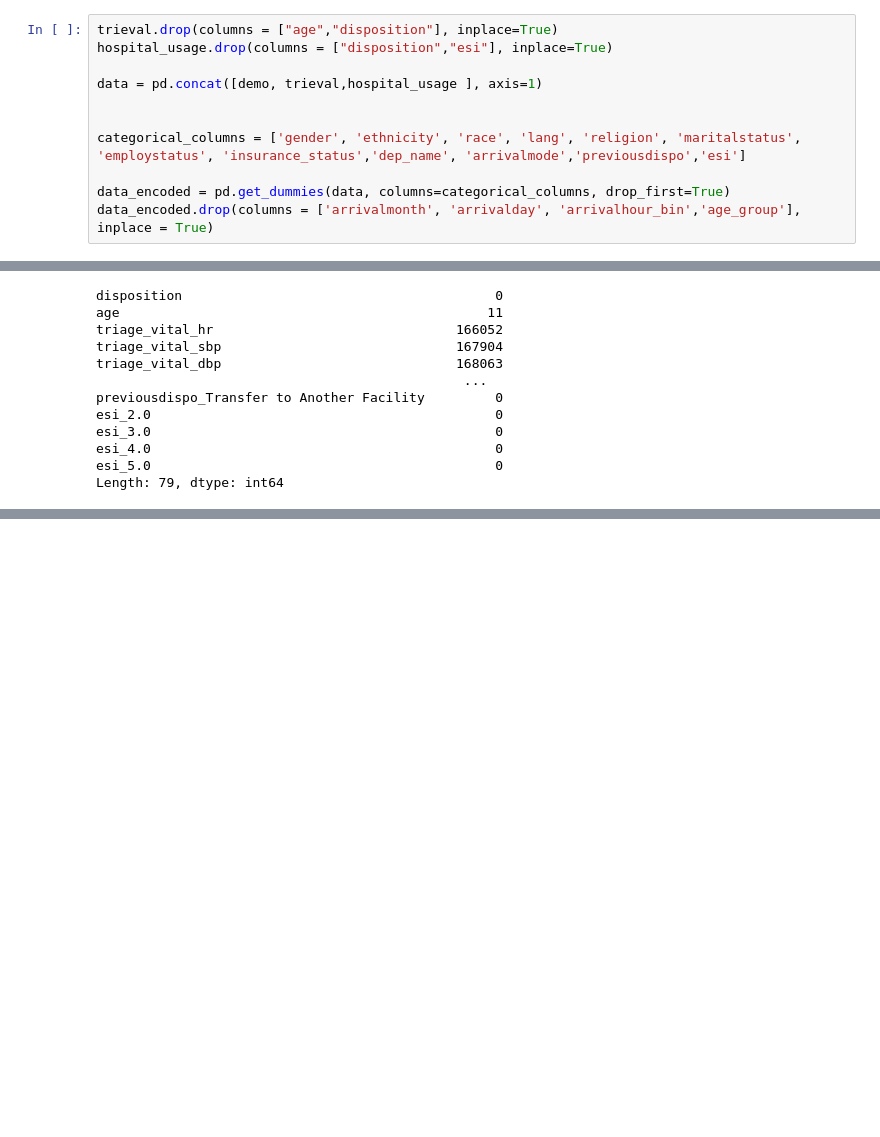
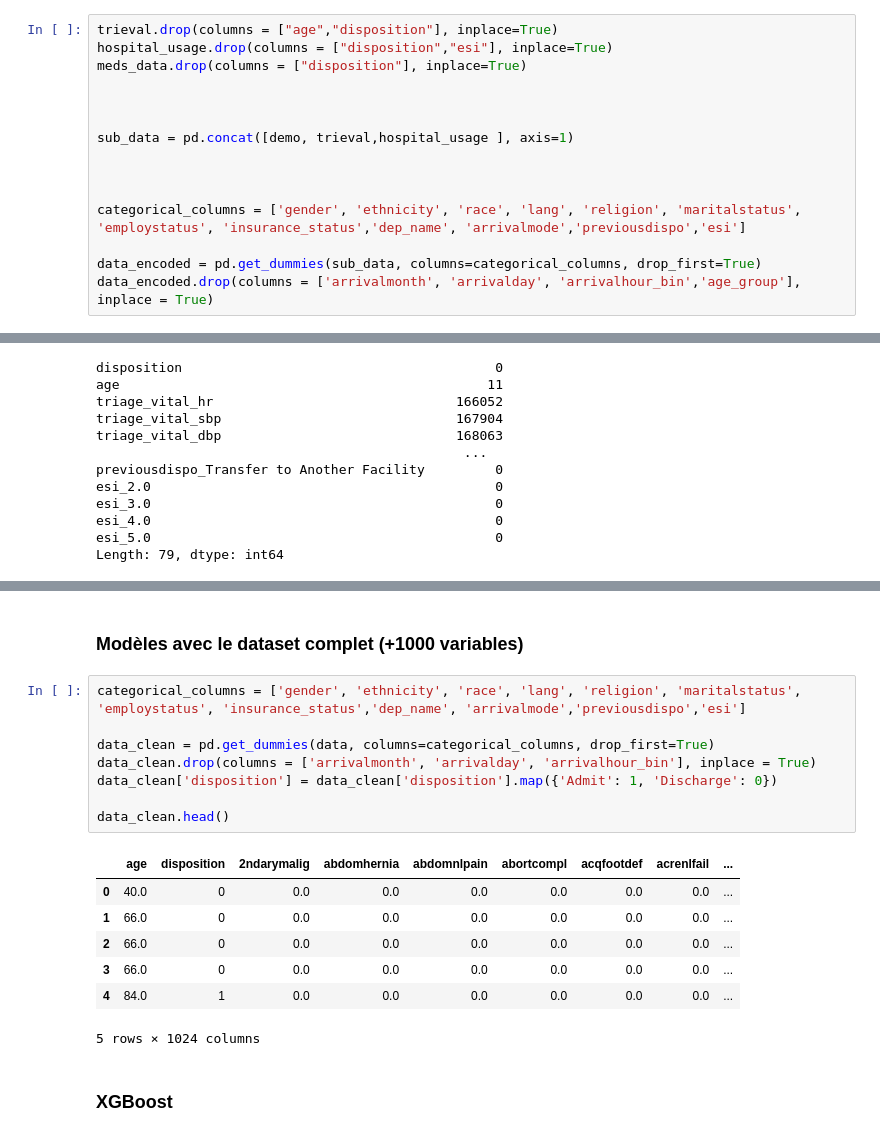
Before and after one commit to Mawbhe/Predicting-hospital-admission, a Jupyter notebook: main.ipynb, the cells around one changed output, grey strips where cells are left out. Drawn from its saved outputs; the diff is of its cells as text; blank space fills up the shorter version.

```diff
--- a/main.ipynb
+++ b/main.ipynb
@@ -658,13 +721,17 @@ De par nos conclusions obtenues avec l'EDA, nous décidons d'abord de construire
 # %%
 trieval.drop(columns = ["age","disposition"], inplace=True)
 hospital_usage.drop(columns = ["disposition","esi"], inplace=True)
+meds_data.drop(columns = ["disposition"], inplace=True)
 
-data = pd.concat([demo, trieval,hospital_usage ], axis=1)
+
+
+sub_data = pd.concat([demo, trieval,hospital_usage ], axis=1)
+
 
 
 categorical_columns = ['gender', 'ethnicity', 'race', 'lang', 'religion', 'maritalstatus', 'employstatus', 'insurance_status','dep_name', 'arrivalmode','previousdispo','esi']
 
-data_encoded = pd.get_dummies(data, columns=categorical_columns, drop_first=True)
+data_encoded = pd.get_dummies(sub_data, columns=categorical_columns, drop_first=True)
 data_encoded.drop(columns = ['arrivalmonth', 'arrivalday', 'arrivalhour_bin','age_group'], inplace = True)
 # %% [output]
 A value is trying to be set on a copy of a slice from a DataFrame
@@ -866,0 +941,20 @@ Validation Accuracy: 0.7731984513550643
+# %% [markdown]
+### Modèles avec le dataset complet (+1000 variables)
+# %%
+categorical_columns = ['gender', 'ethnicity', 'race', 'lang', 'religion', 'maritalstatus', 'employstatus', 'insurance_status','dep_name', 'arrivalmode','previousdispo','esi']
+
+data_clean = pd.get_dummies(data, columns=categorical_columns, drop_first=True)
+data_clean.drop(columns = ['arrivalmonth', 'arrivalday', 'arrivalhour_bin'], inplace = True)
+data_clean['disposition'] = data_clean['disposition'].map({'Admit': 1, 'Discharge': 0})
+
+data_clean.head()
+# %% [output]
+|  | age | disposition | 2ndarymalig | abdomhernia | abdomnlpain | abortcompl | acqfootdef | acrenlfail | ... |
+| 0 | 40.0 | 0 | 0.0 | 0.0 | 0.0 | 0.0 | 0.0 | 0.0 | ... |
+| 1 | 66.0 | 0 | 0.0 | 0.0 | 0.0 | 0.0 | 0.0 | 0.0 | ... |
+| 2 | 66.0 | 0 | 0.0 | 0.0 | 0.0 | 0.0 | 0.0 | 0.0 | ... |
+| 3 | 66.0 | 0 | 0.0 | 0.0 | 0.0 | 0.0 | 0.0 | 0.0 | ... |
+| 4 | 84.0 | 1 | 0.0 | 0.0 | 0.0 | 0.0 | 0.0 | 0.0 | ... |
+5 rows × 1024 columns
+# %% [markdown]
+### XGBoost
```
Also changed, not shown: parts of 45 cells of this notebook.
